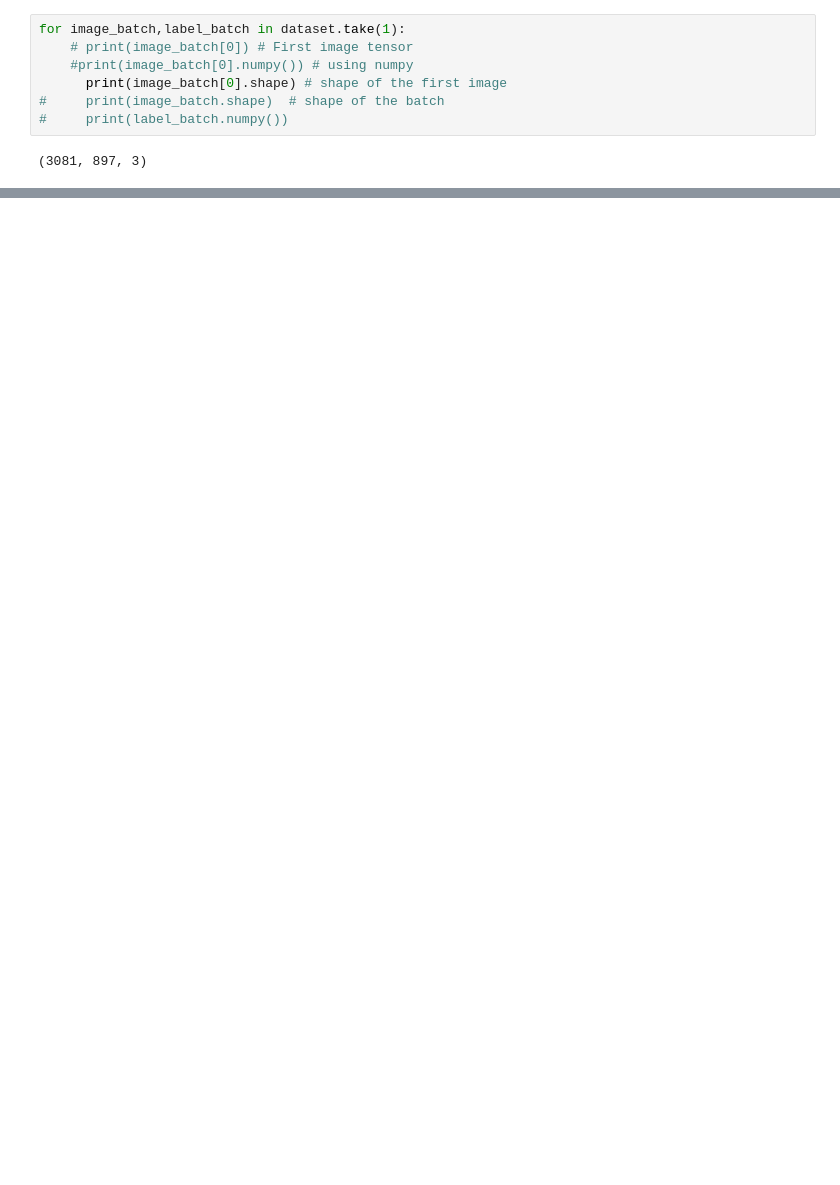
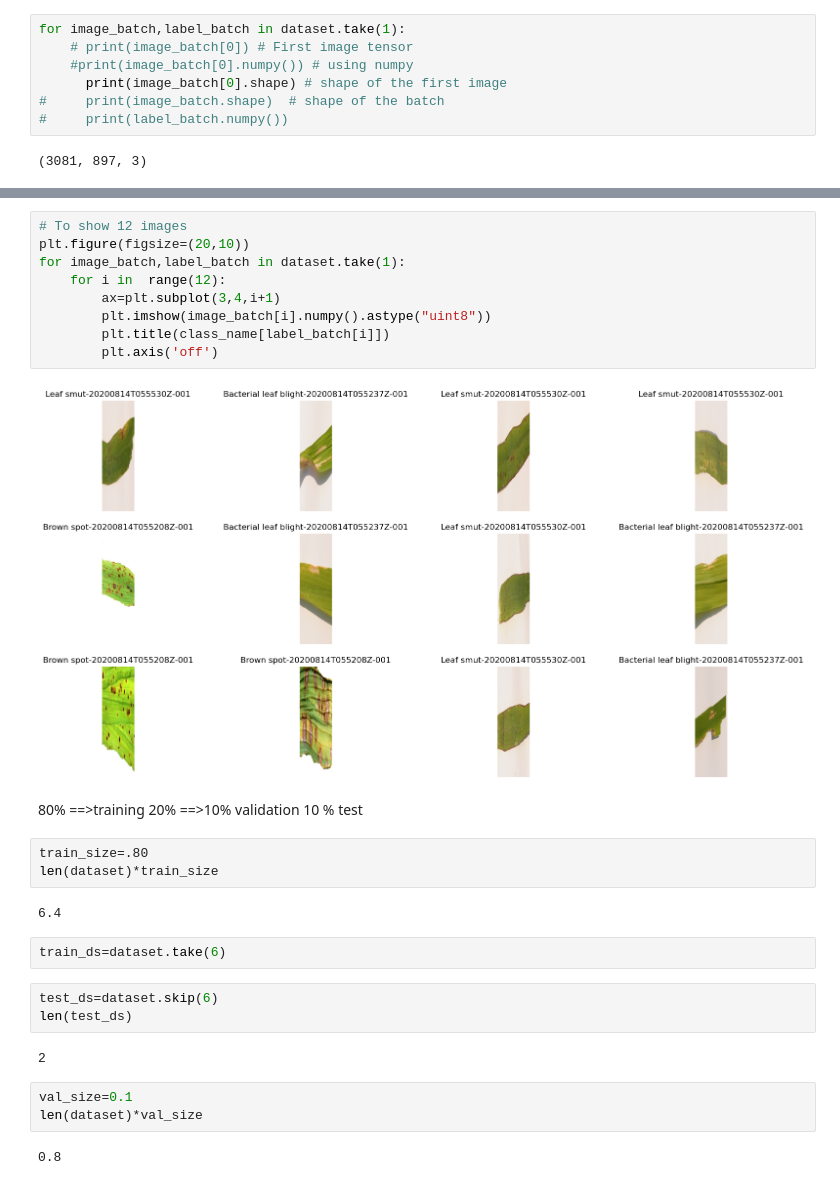
Before and after one commit to favaskri/RiceDisease, a Jupyter notebook: Rice_Leaf_Disease.ipynb, the cells around one changed output, grey strips where cells are left out. Drawn from its saved outputs; the diff is of its cells as text; blank space fills up the shorter version.

```diff
--- a/Rice_Leaf_Disease.ipynb
+++ b/Rice_Leaf_Disease.ipynb
@@ -54,0 +63,31 @@ for image_batch,label_batch in dataset.take(1):
+# %%
+# To show 12 images
+plt.figure(figsize=(20,10))
+for image_batch,label_batch in dataset.take(1):
+    for i in  range(12):
+        ax=plt.subplot(3,4,i+1)
+        plt.imshow(image_batch[i].numpy().astype("uint8"))
+        plt.title(class_name[label_batch[i]])
+        plt.axis('off')
+# %% [output]
+[figure, added]
+# %% [markdown]
+80% ==>training
+20% ==>10% validation 10 % test
+# %%
+train_size=.80
+len(dataset)*train_size
+# %% [output]
+6.4
+# %%
+train_ds=dataset.take(6)
+# %%
+test_ds=dataset.skip(6)
+len(test_ds)
+# %% [output]
+2
+# %%
+val_size=0.1
+len(dataset)*val_size
+# %% [output]
+0.8
```
Also changed, not shown: parts of 5 cells of this notebook.
